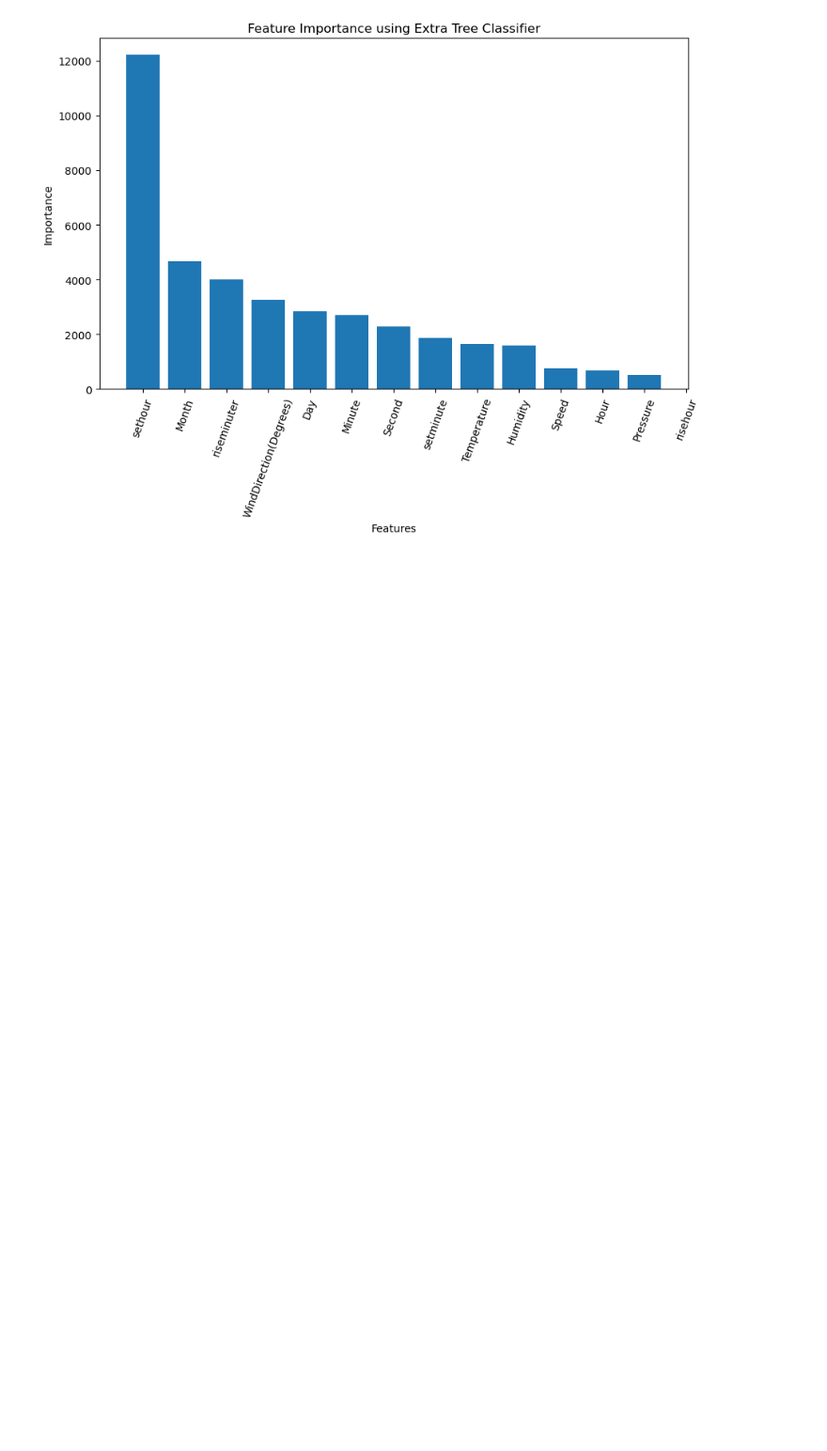
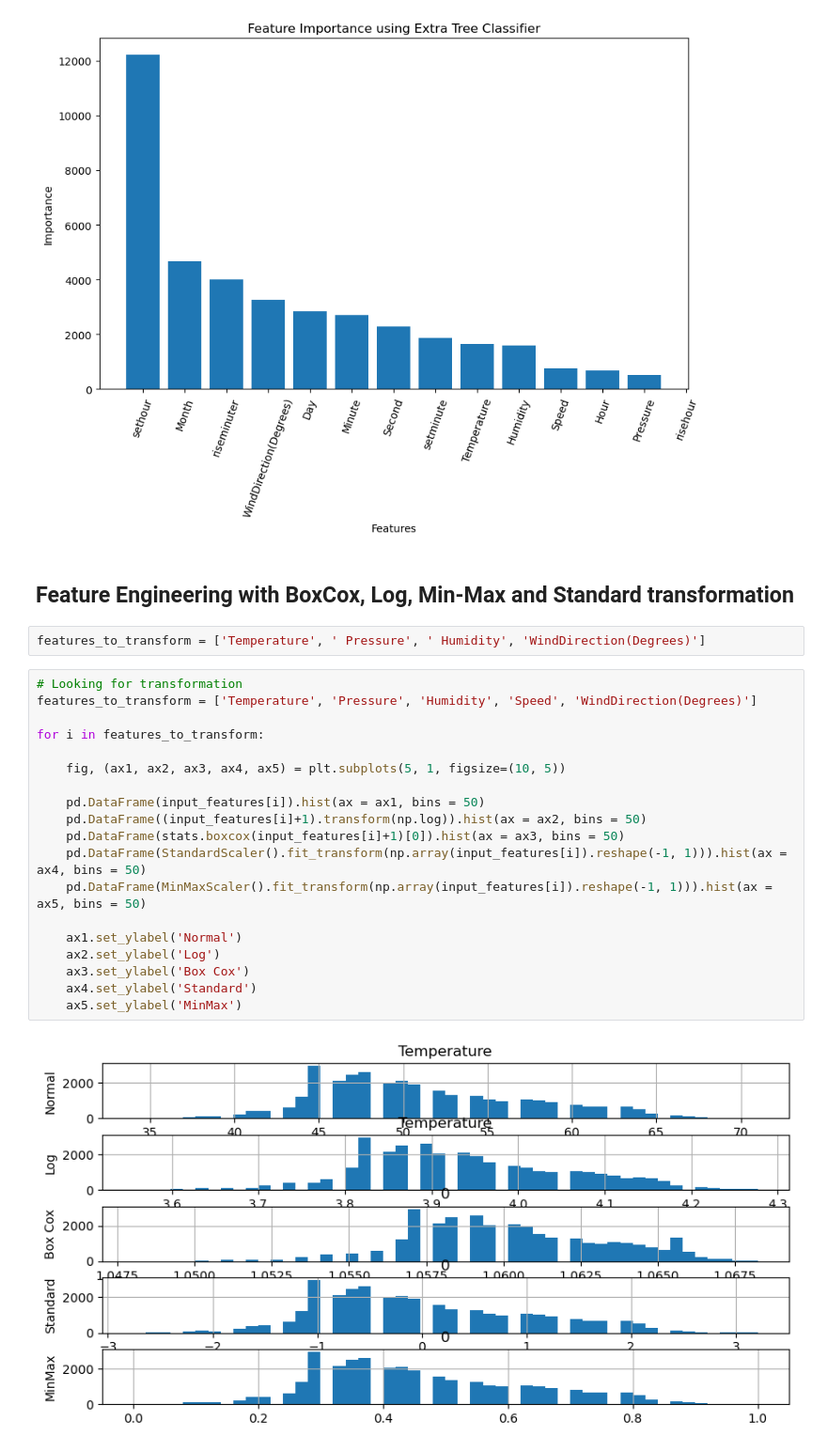
Before and after one commit to ArpitTripathi945/Solar_Irradiance_Prediction, a Jupyter notebook: Solar_Irradiance.ipynb, the cells around one changed output. Shown at 94% size. Drawn from its saved outputs; the diff is of its cells as text; blank space fills up the shorter version.

Commit message:
Feature Eng. with BoxCox, Log, MinMax and Standard Scaler

```diff
--- a/Solar_Irradiance.ipynb
+++ b/Solar_Irradiance.ipynb
@@ -283,3 +283,28 @@ plt.title("Feature Importance using Extra Tree Classifier")
 plt.show()
 # %% [output]
 [figure]
+# %% [markdown]
+## Feature Engineering with BoxCox, Log, Min-Max and Standard transformation
+# %%
+features_to_transform = ['Temperature', ' Pressure', ' Humidity', 'WindDirection(Degrees)']
+# %%
+# Looking for transformation
+features_to_transform = ['Temperature', 'Pressure', 'Humidity', 'Speed', 'WindDirection(Degrees)']
+
+for i in features_to_transform:
+
+    fig, (ax1, ax2, ax3, ax4, ax5) = plt.subplots(5, 1, figsize=(10, 5))
+
+    pd.DataFrame(input_features[i]).hist(ax = ax1, bins = 50)
+    pd.DataFrame((input_features[i]+1).transform(np.log)).hist(ax = ax2, bins = 50)
+    pd.DataFrame(stats.boxcox(input_features[i]+1)[0]).hist(ax = ax3, bins = 50)
+    pd.DataFrame(StandardScaler().fit_transform(np.array(input_features[i]).reshape(-1, 1))).hist(ax = ax4, bins = 50)
+    pd.DataFrame(MinMaxScaler().fit_transform(np.array(input_features[i]).reshape(-1, 1))).hist(ax = ax5, bins = 50)
+
+    ax1.set_ylabel('Normal')
+    ax2.set_ylabel('Log')
+    ax3.set_ylabel('Box Cox')
+    ax4.set_ylabel('Standard')
+    ax5.set_ylabel('MinMax')
+# %% [output]
+[figure, added]
```
Also changed, not shown: parts of 3 cells of this notebook.
